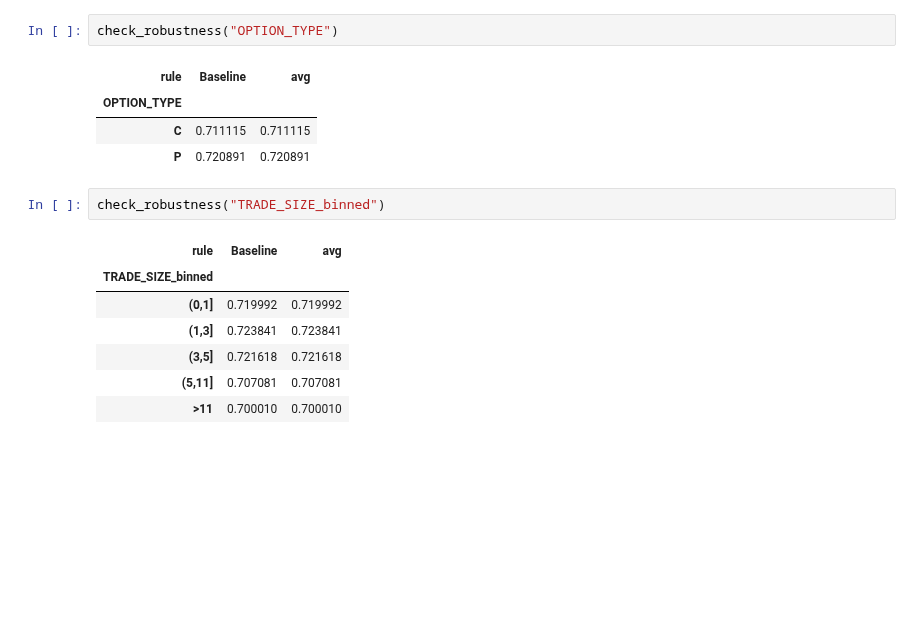
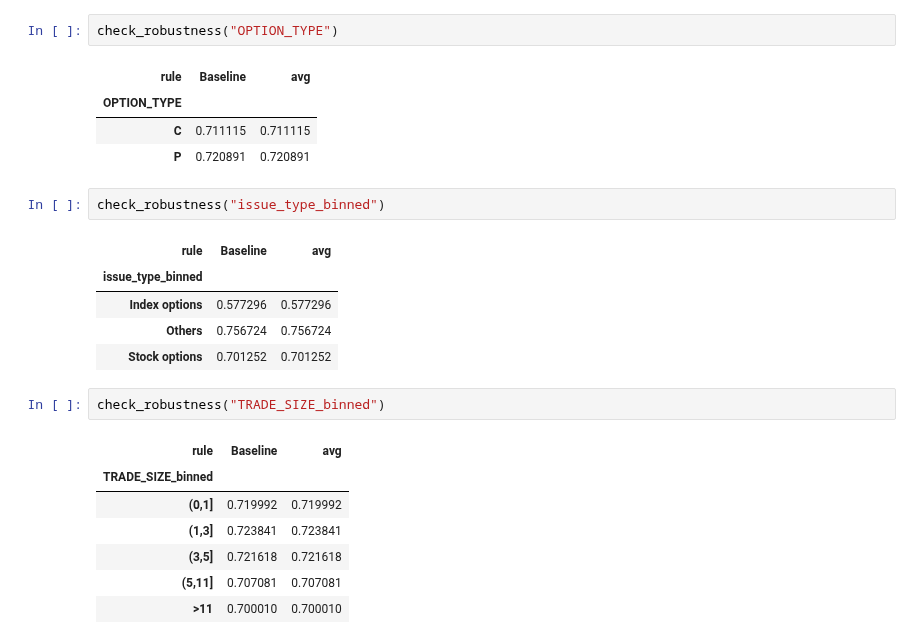
Before and after one commit to KarelZe/thesis, a Jupyter notebook: notebooks/4.0b-mb-gbm_baseline.ipynb, the cells around one changed output. Drawn from its saved outputs; the diff is of its cells as text; blank space fills up the shorter version.

```diff
--- a/notebooks/4.0b-mb-gbm_baseline.ipynb
+++ b/notebooks/4.0b-mb-gbm_baseline.ipynb
@@ -227,6 +251,14 @@ check_robustness("OPTION_TYPE")
 | OPTION_TYPE |  |  |
 | C | 0.711115 | 0.711115 |
 | P | 0.720891 | 0.720891 |
+# %%
+check_robustness("issue_type_binned")
+# %% [output]
+| rule | Baseline | avg |
+| issue_type_binned |  |  |
+| Index options | 0.577296 | 0.577296 |
+| Others | 0.756724 | 0.756724 |
+| Stock options | 0.701252 | 0.701252 |
 # %%
 check_robustness("TRADE_SIZE_binned")
 # %% [output]
```
Also changed, not shown: parts of 4 cells of this notebook.
